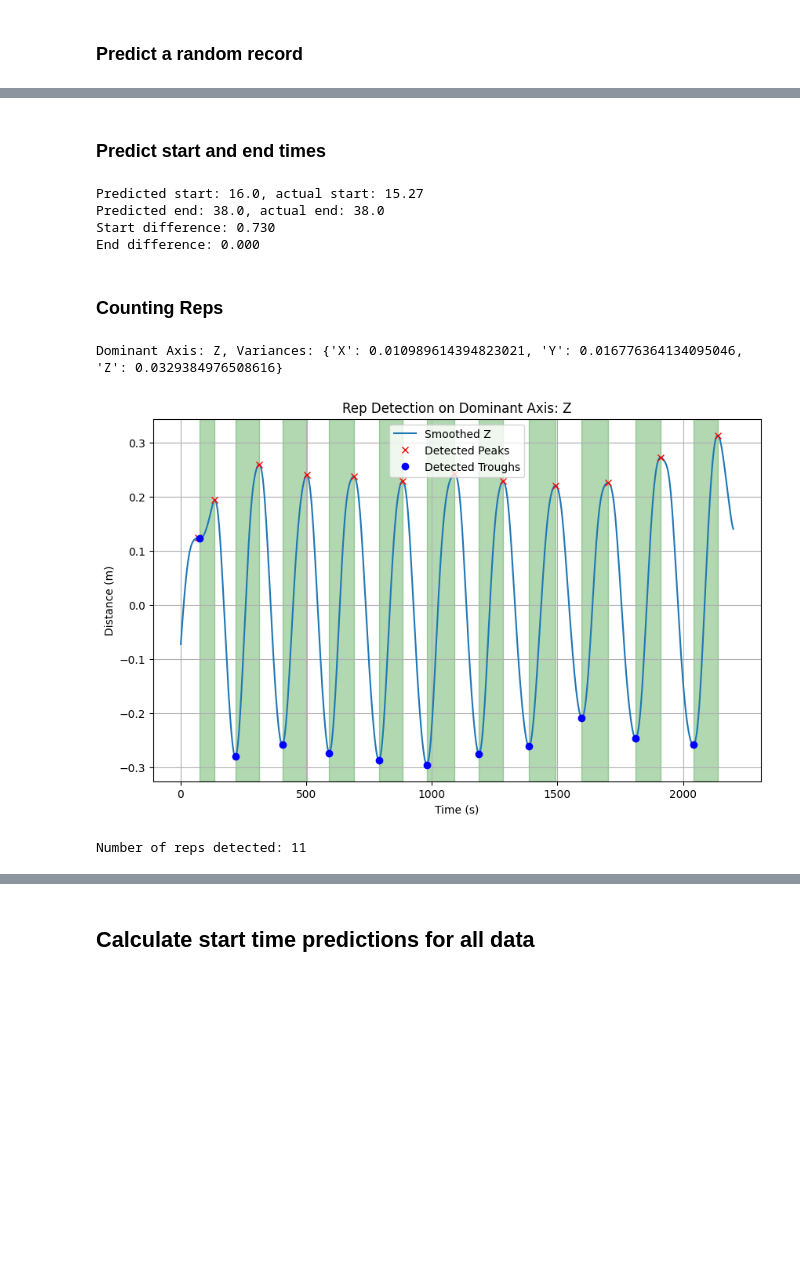
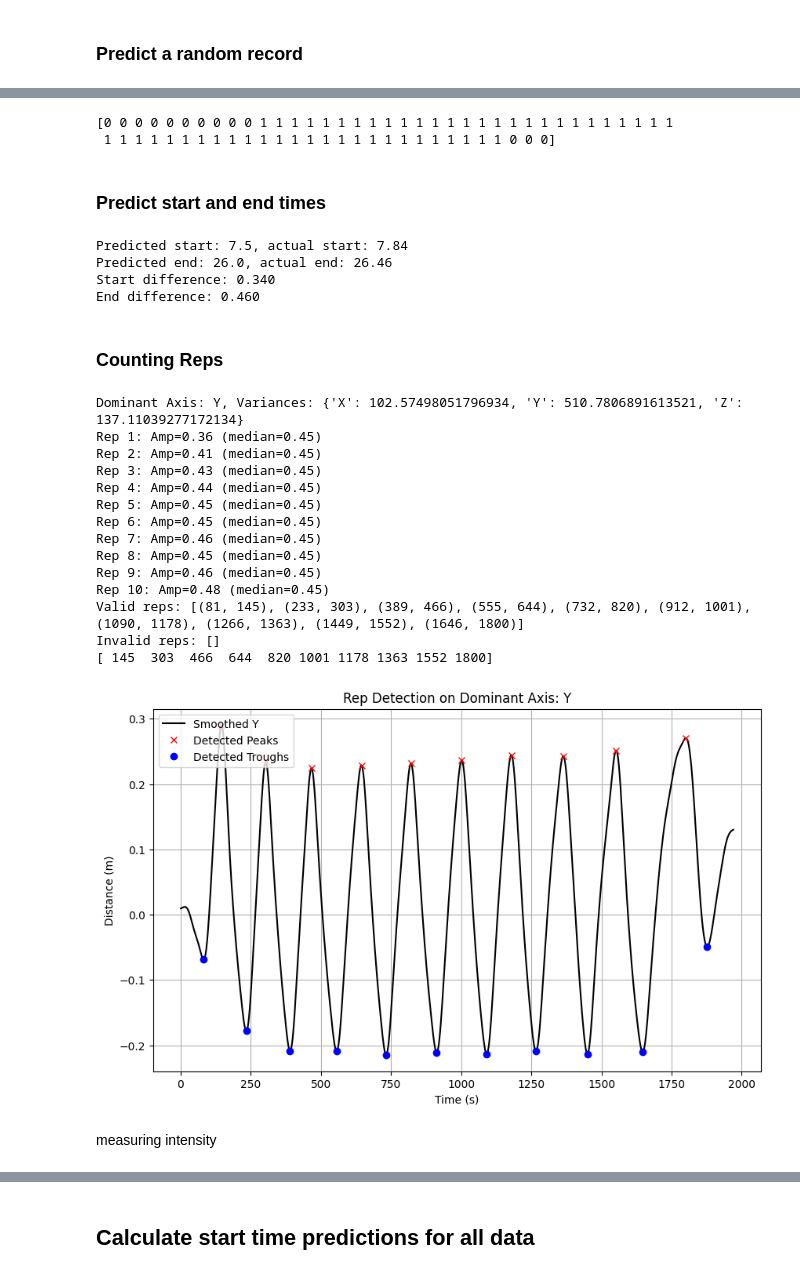
Before and after one commit to KeenanMcConkey/BarPathModel, a Jupyter notebook: src/BarPathModelTesting.ipynb, the cells around one changed output, grey strips where cells are left out. Cells and saved outputs as stored; diff of their text form; code cells hidden in the pictures; blank space fills up the shorter version.

```diff
--- a/src/BarPathModelTesting.ipynb
+++ b/src/BarPathModelTesting.ipynb
@@ -81,9 +88,8 @@ window_classifier = load_classifier(WINDOW_CLASSIFIER)
 # %%
 from preprocessing import extract_window_features
 
-exercise_id = 'B7E5B409-4744-415A-934E-82EF8DA55486'
+exercise_id = '2BF99F85-174F-41C1-B695-6E7684188A79'
 record = data[data['Exercise_id'] == exercise_id]
-
 record = record.sample(1)
 
 #record = data.sample(1)
@@ -95,6 +101,8 @@ predictions = window_classifier.predict(window_features)
 fig, axs = plt.subplots(1, 3, figsize=(16, 5))
 
 VEL_COLUMNS = ['VelX', 'VelY', 'VelZ']
+#VEL_COLUMNS = ['Pitch', 'Roll', 'Yaw']
+
 
 for i, ax in enumerate(axs.flat):
     plot_data = np.concatenate(record[VEL_COLUMNS[i]].to_numpy())
@@ -111,3 +119,8 @@ plt.show()
+# %%
+print(predictions)
+# %% [output]
+[0 0 0 0 0 0 0 0 0 0 1 1 1 1 1 1 1 1 1 1 1 1 1 1 1 1 1 1 1 1 1 1 1 1 1 1 1
+ 1 1 1 1 1 1 1 1 1 1 1 1 1 1 1 1 1 1 1 1 1 1 1 1 1 1 0 0 0]
 # %% [markdown]
 ### Predict start and end times
 # %%
@@ -131,9 +144,9 @@ end_diff = abs(end_predict - end_actual)
 print(f"Start difference: {start_diff:.3f}")
 print(f"End difference: {end_diff:.3f}")
 # %% [output]
-Predicted start: 16.0, actual start: 15.27
-Predicted end: 38.0, actual end: 38.0
-Start difference: 0.730
-End difference: 0.000
+Predicted start: 7.5, actual start: 7.84
+Predicted end: 26.0, actual end: 26.46
+Start difference: 0.340
+End difference: 0.460
 # %% [markdown]
 ### Counting Reps
@@ -207,40 +420,74 @@ def process_reps(pos_x, pos_y, pos_z, fs=100, cutoff=5, peak_height=0.1, peak_di
 # %%
 fs = 100  # Sampling frequency
 cutoff = 3  # Cutoff frequency for smoothing
 
+def filter(data):
+    b, a = butter(1, 2 * cutoff / (fs), btype="highpass")
+    return filtfilt(b, a, data)
+
 # Process reps
 t = np.concatenate(record['Counter'].to_numpy())
 start_idx = int(start_predict * fs)
-end_idx = int(end_predict * fs)
+end_idx = int(end_predict * fs) +120
+
+#record = data[data['Exercise_id'] == exercise_id]
+#record = record.sample(1)
+#record = preprocess_data_rep_counting(record, config['CutoffFreq'], config['SampleRate'], start_idx, end_idx)
+
 pos_x = np.concatenate(record['PosX'].to_numpy())[start_idx:end_idx]
 pos_y = np.concatenate(record['PosY'].to_numpy())[start_idx:end_idx]
 pos_z = np.concatenate(record['PosZ'].to_numpy())[start_idx:end_idx]
 
+vel_x = np.concatenate(record['VelX'].to_numpy())[start_idx:end_idx]
+vel_y = np.concatenate(record['VelY'].to_numpy())[start_idx:end_idx]
+vel_z = np.concatenate(record['VelZ'].to_numpy())[start_idx:end_idx]
+
+pitch = np.concatenate(record['Pitch'].to_numpy())[start_idx:end_idx]
+roll = np.concatenate(record['Roll'].to_numpy())[start_idx:end_idx]
+yaw = np.concatenate(record['Yaw'].to_numpy())[start_idx:end_idx]
 
 # Process reps
-smooth_signal, peaks, troughs, reps, dominant_axis = process_reps(pos_x, pos_y, pos_z, fs=fs, cutoff=cutoff)
+#smooth_signal, peaks, troughs, reps, dominant_axis = process_reps(vel_x, vel_y, vel_z, fs=fs, cutoff=cutoff)
+smooth_signal, peaks, troughs, reps, dominant_axis = process_reps(pos_x, pos_y, pos_z, pitch, roll, yaw, vel_x, vel_y, vel_z, fs=fs, cutoff=cutoff)
+
+print(peaks)
 
 # Ensure t and smooth_signal have the same length
 t = t[:len(smooth_signal)]
 
-# Plot raw and processed data
 plt.figure(figsize=(10, 6))
-plt.plot(t, smooth_signal, label=f"Smoothed {dominant_axis}")
+
+# Plot the smoothed signal and detected peaks/troughs.
+plt.plot(t, smooth_signal, label=f"Smoothed {dominant_axis}", color='black')
 plt.plot(t[peaks], smooth_signal[peaks], "x", label="Detected Peaks", color='red')
 plt.plot(t[troughs], smooth_signal[troughs], "o", label="Detected Troughs", color='blue')
-
-for start, end in reps:
-    plt.axvspan(t[start], t[end], color='green', alpha=0.3)
 
 plt.title(f"Rep Detection on Dominant Axis: {dominant_axis}")
 plt.xlabel("Time (s)")
 plt.ylabel("Distance (m)")
 plt.legend()
 plt.grid()
 plt.show()
 
-print(f"Number of reps detected: {len(reps)}")
+#print(f"Detected Reps: {reps}")
+#print(f"Number of Reps: {len(reps)}")
+#print(f"Actual number of reps: {record['Reps'].values[0]}")
+#rint("exercise type:", record['Exercise'].values[0])
 # %% [output]
-Dominant Axis: Z, Variances: {'X': 0.010989614394823021, 'Y': 0.016776364134095046, 'Z': 0.0329384976508616}
+Dominant Axis: Y, Variances: {'X': 102.57498051796934, 'Y': 510.7806891613521, 'Z': 137.11039277172134}
+Rep 1: Amp=0.36 (median=0.45)
+Rep 2: Amp=0.41 (median=0.45)
+Rep 3: Amp=0.43 (median=0.45)
+Rep 4: Amp=0.44 (median=0.45)
+Rep 5: Amp=0.45 (median=0.45)
+Rep 6: Amp=0.45 (median=0.45)
+Rep 7: Amp=0.46 (median=0.45)
+Rep 8: Amp=0.45 (median=0.45)
+Rep 9: Amp=0.46 (median=0.45)
+Rep 10: Amp=0.48 (median=0.45)
+Valid reps: [(81, 145), (233, 303), (389, 466), (555, 644), (732, 820), (912, 1001), (1090, 1178), (1266, 1363), (1449, 1552), (1646, 1800)]
+Invalid reps: []
+[ 145  303  466  644  820 1001 1178 1363 1552 1800]
-[figure, old version]
+[figure, new version]
-Number of reps detected: 11
+# %% [markdown]
+measuring intensity
```
Also changed, not shown: parts of 18 cells of this notebook, 8 other files.
